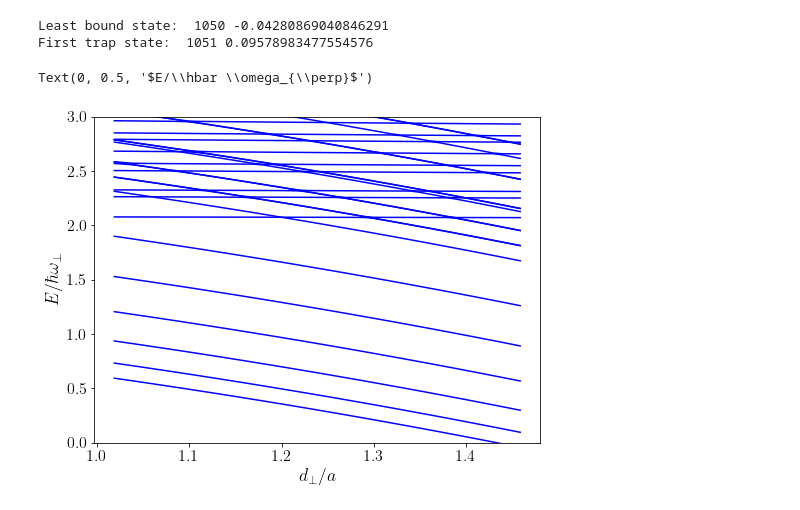
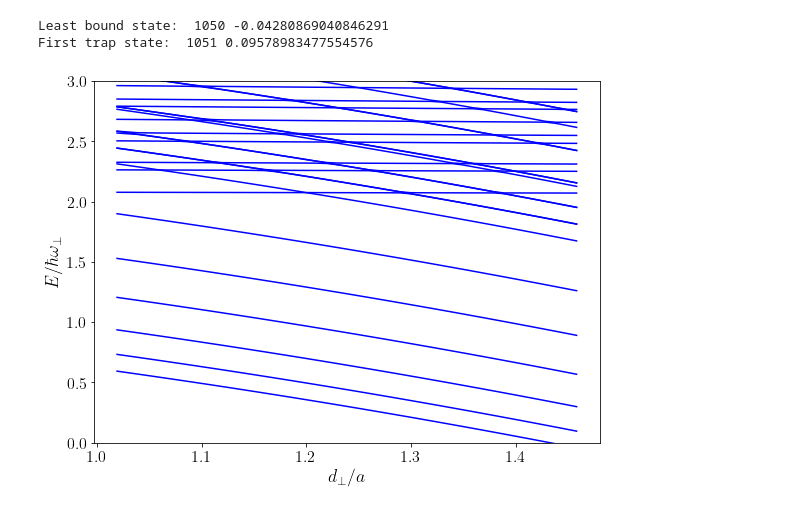
Before and after one commit to TsspGit/Ultracold_Atoms_src, a Jupyter notebook: 1D_Energies_Analysis_4993_4993_50.ipynb, the cells around one changed output. Cells and saved outputs as stored; diff of their text form; code cells hidden in the pictures.

```diff
--- a/1D_Energies_Analysis_4993_4993_50.ipynb
+++ b/1D_Energies_Analysis_4993_4993_50.ipynb
@@ -83,11 +84,12 @@ First trap state:  1051 0.09578983477554576
 # %%
 fig, ax = plt.subplots(figsize=(8,6))
 for i in range(least_bound_pos, least_bound_pos + 30):
     ax.plot(x, dic['nivel_{}'.format(i)]/wx, 'b')
 ax.set_ylim(0, 3)
 ax.set_xlabel('$d_{\perp}/a$')
 ax.set_ylabel('$E/\hbar \omega_{\perp}$')
+plt.tight_layout()
+fig.savefig('General_figures/Ix4993_Iy4993_Iz50/Ix4993_Iy4993_Iz50_Easc.png', dpi=200)
 plt.show()
 # %% [output]
-Text(0, 0.5, '$E/\\hbar \\omega_{\\perp}$')
-[figure, old version]
+[figure, new version]
```
Also changed, not shown: parts of 5 cells of this notebook, 7 other files.
